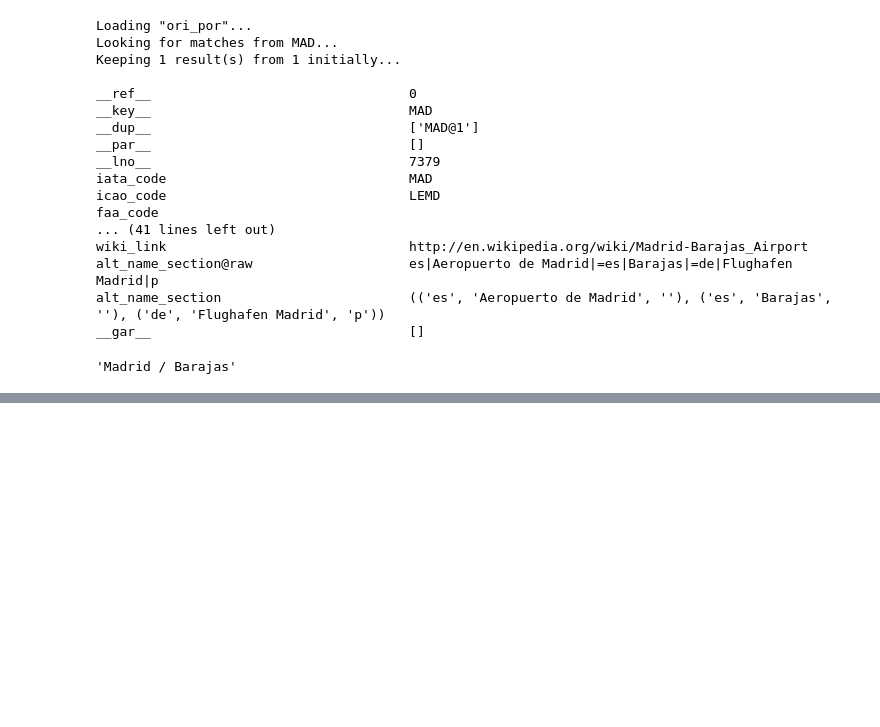
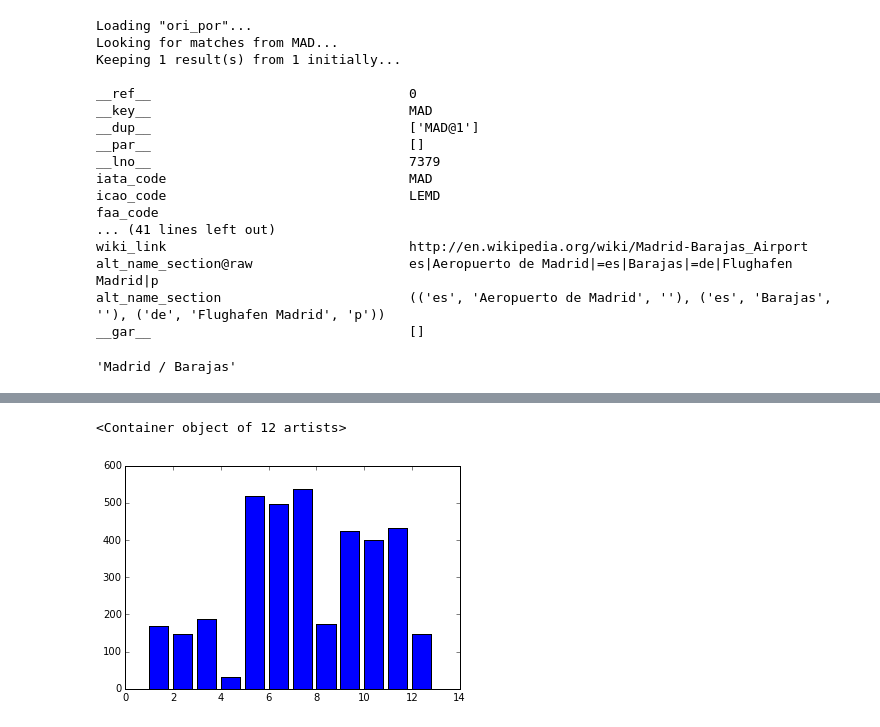
Before and after one commit to Albertotuero/Master-in-Data-Science, a Jupyter notebook: challenger/Data_Challenge.ipynb, the cells around one changed output, grey strips where cells are left out. Cells and saved outputs as stored; diff of their text form; code cells hidden in the pictures; blank space fills up the shorter version.

```diff
--- a/challenger/Data_Challenge.ipynb
+++ b/challenger/Data_Challenge.ipynb
@@ -171,0 +211,13 @@ top['countries'] = countries
+# %%
+df['Month'] = df['Date'].dropna().map(getmonth)
+# %%
+# Filtro por Madrid, Malaga y Barcelona: MAD, AGP, BCN
+filtro1 = df['Destination'] == "MAD"
+filtro2 = df['Destination'] == "AGP"
+filtro3 = df['Destination'] == "BCN"
+# df.Destination.isin(["MAD","AGP","BCN"])
+# %%
+filtro_total = (filtro1 | filtro2 | filtro3)
+df_filtro = df[filtro_total]
+# %%
+df_group = df_filtro.groupby(['Destination','Month']).count().reset_index()
@@ -171,0 +238,5 @@ top['countries'] = countries
+# %%
+plt.bar(range(1,13),df_group['Date'])
+# %% [output]
+<Container object of 12 artists>
+[figure, added]
```
Also changed, not shown: parts of 36 cells of this notebook.
